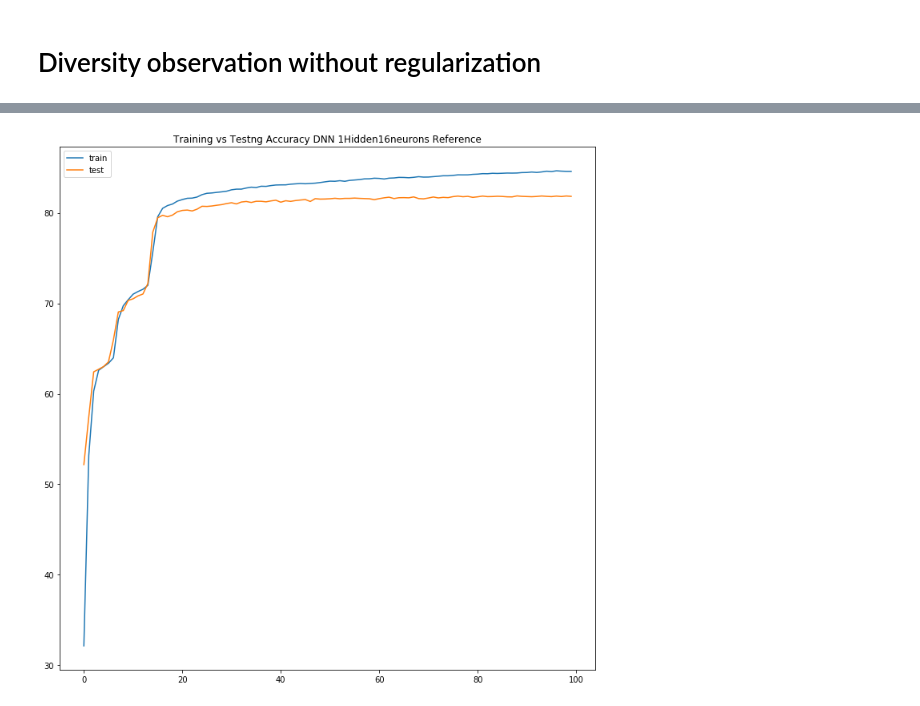
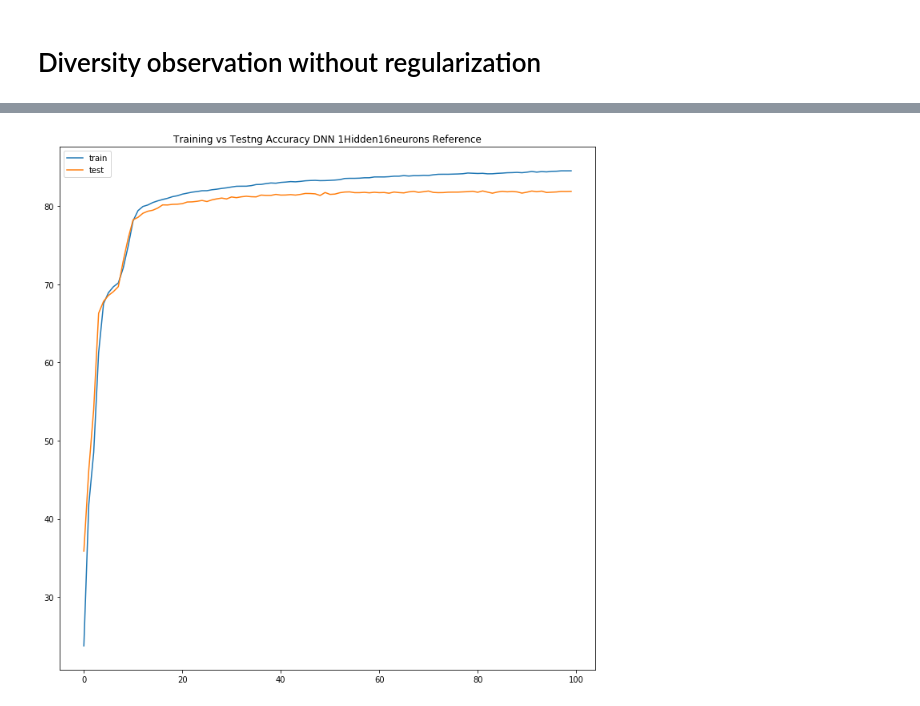
Before and after one commit to kovalenko-alx/NeuroDiverse, a Jupyter notebook: NeuroDiverse.ipynb, the cells around one changed output, grey strips where cells are left out. Drawn from its saved outputs; the diff is of its cells as text; code cells hidden in the pictures.

```diff
--- a/NeuroDiverse.ipynb
+++ b/NeuroDiverse.ipynb
@@ -168,7 +168,7 @@ def train(model, device, train_loader, optimizer, epoch, layer, gamma=0.0, diver
         elif diversity == 'cosine':
             loss = criterion(output, target) + div_cosine(layer, gamma)
         elif diversity == 'cosine_lin':
-            loss = criterion(output, target) + div_cosine(layer, gamma)
+            loss = criterion(output, target) + div_cosine_lin(layer, gamma)
         elif diversity == 'none':
             loss = criterion(output, target)
             gamma = 1
@@ -822,14 +794,14 @@ Test set: Average loss: 0.0003, Accuracy: 8182/10000 (82%)
 # %%
 plt.figure(figsize=(12,12))
 
-plt.plot(train_plots[0])
-plt.plot(test_plots[0])
+plt.plot(train_acc)
+plt.plot(test_acc)
 plt.legend(['train', 'test'])
 plt.title('Training vs Testng Accuracy DNN 1Hidden16neurons Reference')
 plt.savefig('./figures/Training_Testing_Accuracy_DNN_1Hidden16neurons_Reference.png')
 plt.show()
 # %% [output]
-[figure, old version]
+[figure, new version]
 # %%
 plt.figure(figsize=(12,12))
 
```
Also changed, not shown: parts of 4 cells of this notebook, 1 other file.
